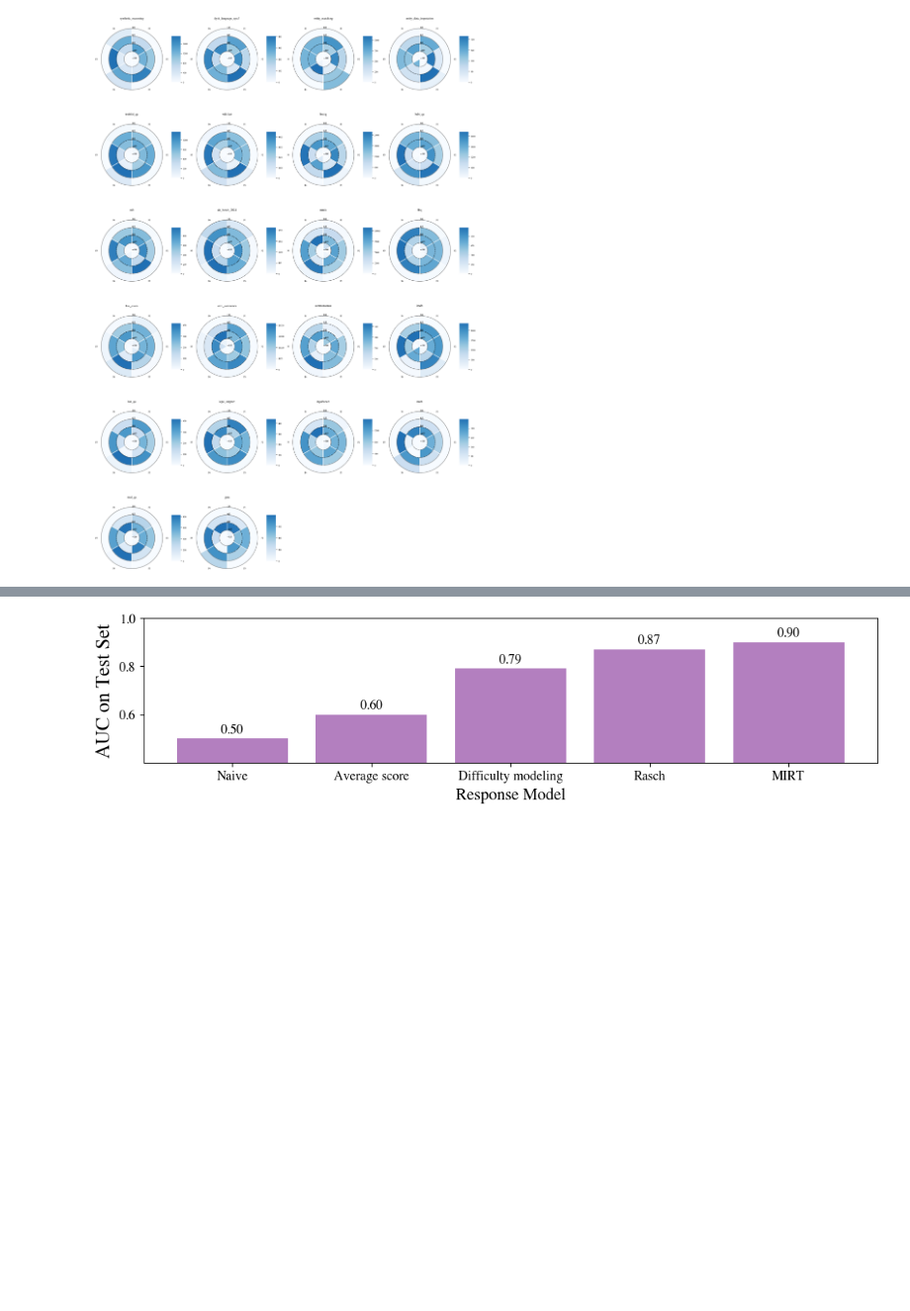
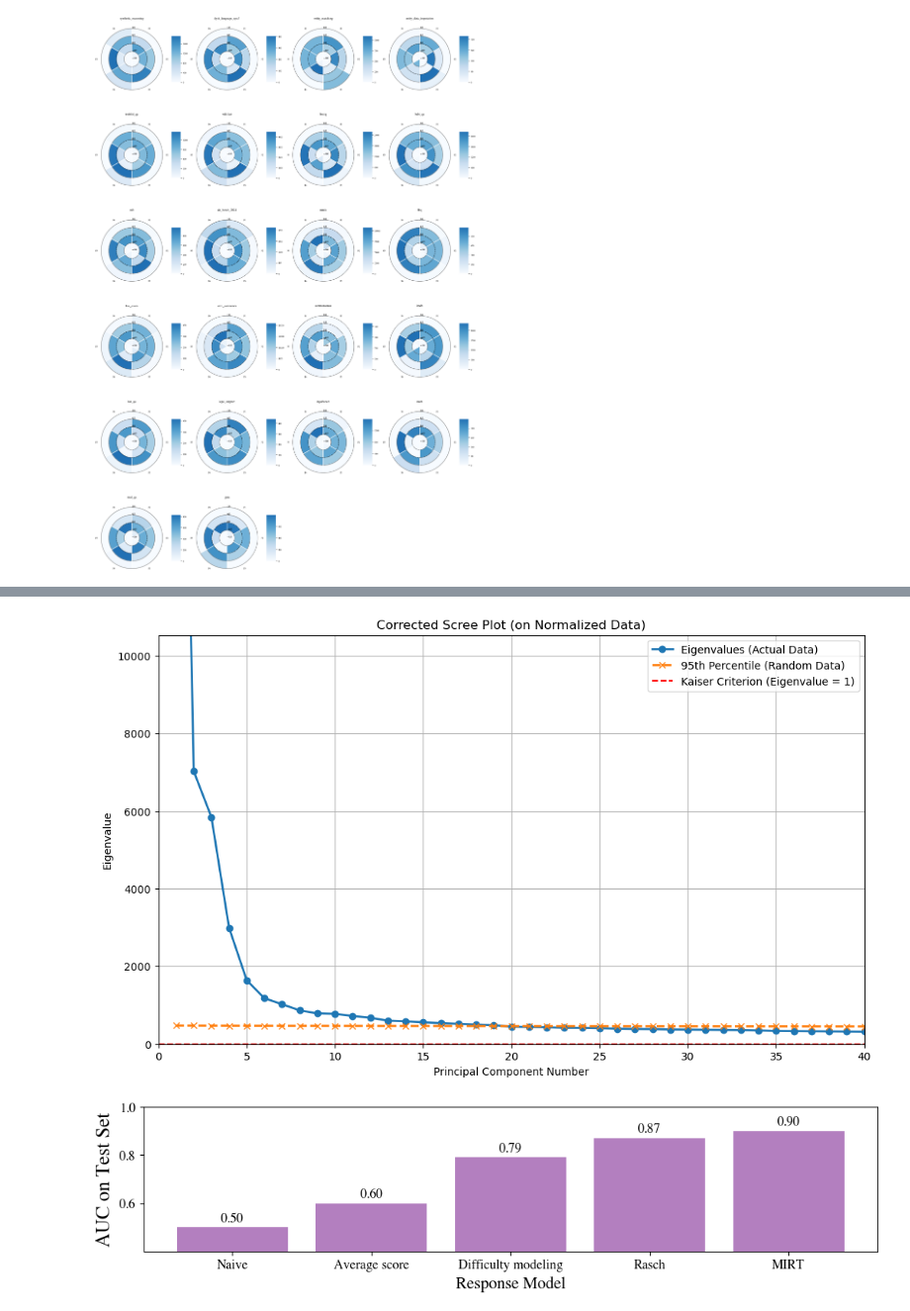
Before and after one commit to ronanhansel/reeval-multi, a Jupyter notebook: mirt-official/eda.ipynb, the cells around one changed output, grey strips where cells are left out. Shown at 99% size. Saved outputs shown, nothing was run; the diff lists cells and outputs as text; code cells hidden in the pictures; blank space fills up the shorter version.

```diff
--- a/mirt-official/eda.ipynb
+++ b/mirt-official/eda.ipynb
@@ -612,3 +612,102 @@ plot_scenario_svd_heatmap(
 --- Saving the new factors ---
 --- Generating Final Radial Heatmaps ---
 [figure]
+# %%
+import pandas as pd
+import numpy as np
+from sklearn.preprocessing import StandardScaler
+from sklearn.decomposition import PCA
+import matplotlib.pyplot as plt
+from tqdm import tqdm
+from joblib import Parallel, delayed
+import os
+
+# --- 1. Define the function for a SINGLE simulation ---
+def run_single_pca_simulation(matrix_shape):
+    """
+    Generates a random NORMALIZED matrix, runs PCA, and returns the eigenvalues.
+    """
+    # Create random data
+    random_matrix = np.random.normal(0, 1, matrix_shape)
+    # The random data is already 'standardized' by definition (mean=0, std=1)
+
+    n_components = matrix_shape[0] - 1
+    # Note: No need for 'randomized' solver on this size of random data,
+    # the standard 'auto' is efficient.
+    pca_random = PCA(n_components=n_components)
+    pca_random.fit(random_matrix)
+
+    # Return the raw eigenvalues (explained_variance_)
+    return pca_random.explained_variance_
+
+# ===================================================================
+# --- Main Script ---
+# ===================================================================
+
+# --- 2. Load and Prepare Data ---
+print("Loading and preparing data...")
+shapeMatrix = pd.read_pickle("../data/resmat.pkl")
+shapeMatrix.fillna(0, inplace=True)
+
+# --- 3. NORMALIZE THE DATA ---
+# This is the critical step. We standardize the data to have a mean of 0 and a variance of 1.
+# This is equivalent to running PCA on the correlation matrix.
+print("Normalizing data (this may take a moment)...")
+scaler = StandardScaler()
+normalized_shapeMatrix = scaler.fit_transform(shapeMatrix)
+print("Data normalized successfully.")
+
+# --- 4. Run PCA on your ACTUAL NORMALIZED data ---
+print("Running PCA on actual data...")
+n_components = normalized_shapeMatrix.shape[0] - 1
+pca = PCA(n_components=n_components)
+pca.fit(normalized_shapeMatrix)
+# Get the raw eigenvalues for the real data
+real_eigenvalues = pca.explained_variance_
+
+# --- 5. Run simulations IN PARALLEL on all CPU cores ---
+n_simulations = 100
+print(f"Running {n_simulations} simulations in parallel...")
+results = Parallel(n_jobs=-1)(
+    delayed(run_single_pca_simulation)(normalized_shapeMatrix.shape) for i in tqdm(range(n_simulations))
+)
+
+# --- 6. Aggregate results and find the number of factors ---
+all_random_eigenvalues = np.array(results)
+percentile_eigenvalues = np.percentile(all_random_eigenvalues, 95, axis=0)
+
+# Find the number of factors from Parallel Analysis
+n_factors_parallel = sum(real_eigenvalues > percentile_eigenvalues)
+
+# Find the number of factors from the (now valid) Kaiser Criterion
+n_factors_kaiser = sum(real_eigenvalues > 1)
+
+print("\n--- Analysis Complete ---")
+print(f"✅ Parallel Analysis (95th percentile rule) recommends: {n_factors_parallel} factors.")
+print(f"✅ Kaiser Criterion (eigenvalue > 1 rule) recommends: {n_factors_kaiser} factors.")
+
+
+# --- 7. Generate the Final Scree Plot ---
+plt.figure(figsize=(12, 7))
+x_values = range(1, n_components + 1)
+
+plt.plot(x_values, real_eigenvalues, 'o-', linewidth=2, label='Eigenvalues (Actual Data)')
+plt.plot(x_values, percentile_eigenvalues, 'x--', linewidth=2, label='95th Percentile (Random Data)')
+plt.axhline(y=1, color='r', linestyle='--'')
+
+plt.title('Corrected Scree Plot (on Normalized Data)')
+plt.xlabel('Principal Component Number')
+plt.ylabel('Eigenvalue')
+plt.grid()
+plt.legend()
+# Focus on the most important part of the plot
+plt.xlim(0, 40)
+plt.ylim(0, max(real_eigenvalues[1:])*1.5) # Zoom in, ignoring the first factor for scale
+
+# Save the plot
+output_dir = "../results"
+if not os.path.exists(output_dir):
+    os.makedirs(output_dir)
+plt.savefig(os.path.join(output_dir, "corrected_scree_plot.png"))
+plt.show()
+# %% [output]
@@ -615,3 +723,4 @@ plot_scenario_svd_heatmap(
+[figure, added]
 # %%
 values = [0.5, 0.6, 0.79, 0.87, 0.9]
 labels = ['Naive', 'Average score', 'Difficulty modeling', 'Rasch', 'MIRT']
```
Also changed, not shown: parts of 1 cell of this notebook, 2 other files.
